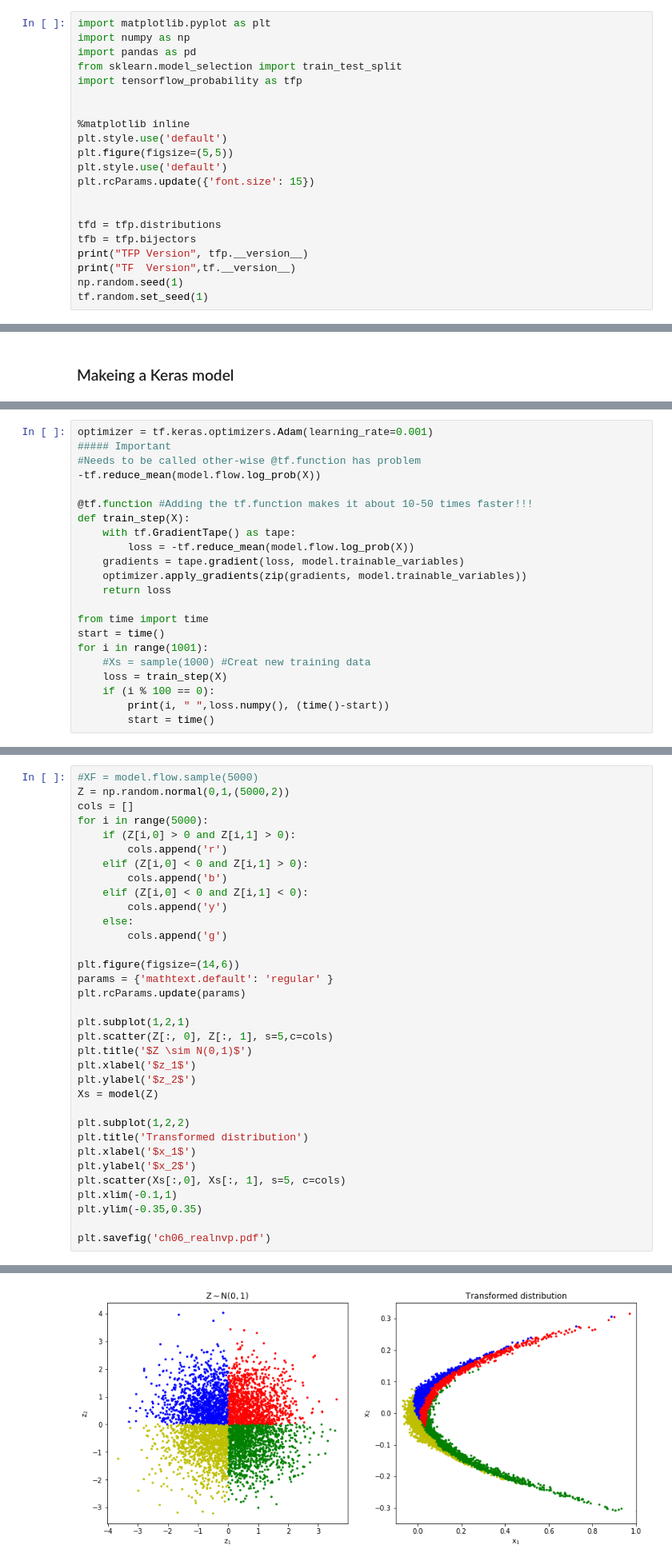
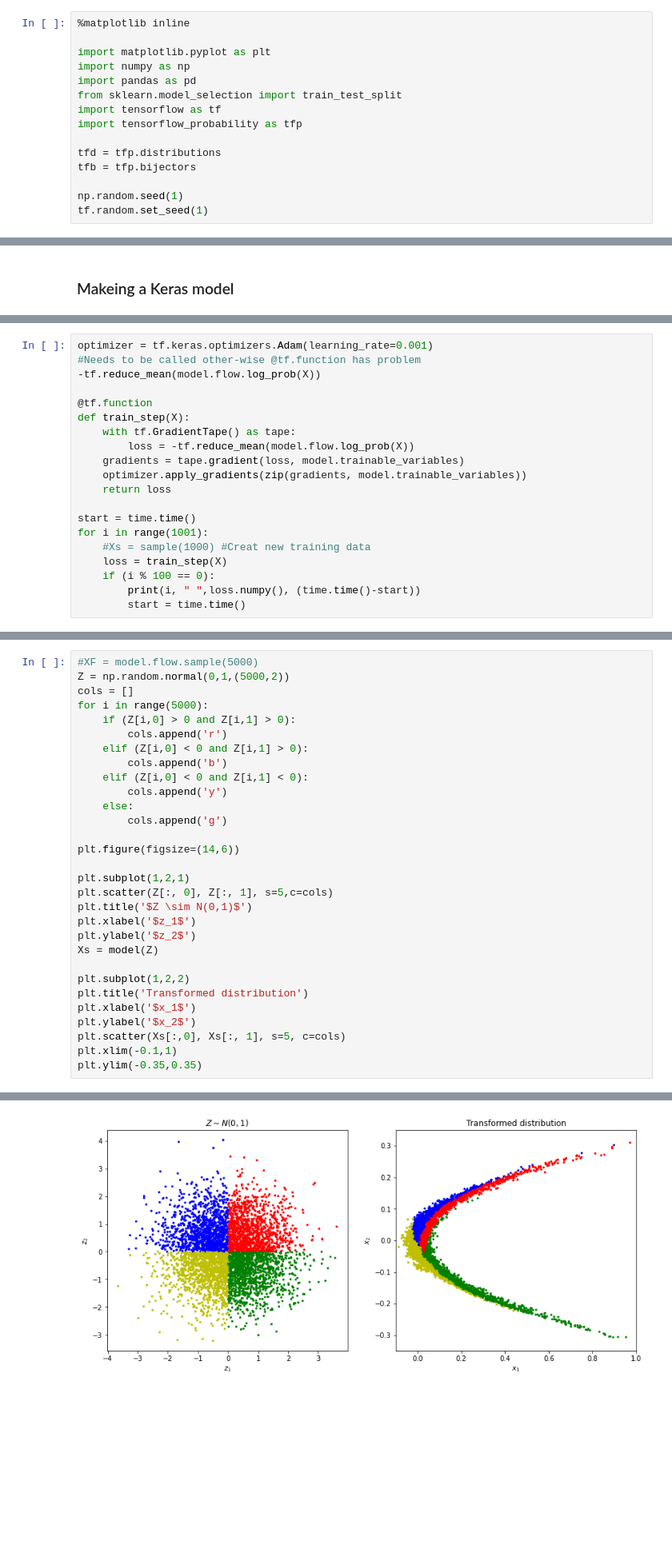
Before and after one commit to salu133445/flows, a Jupyter notebook: realnvp_toy.ipynb, the cells around one changed output, grey strips where cells are left out. Shown: that part at 80% size. Cells and saved outputs as stored; diff of their text form; blank space fills up the shorter version.

```diff
--- a/realnvp_toy.ipynb
+++ b/realnvp_toy.ipynb
@@ -40,21 +43,15 @@ if IN_COLAB:
 # %%
+%matplotlib inline
+
 import matplotlib.pyplot as plt
 import numpy as np
 import pandas as pd
 from sklearn.model_selection import train_test_split
+import tensorflow as tf
 import tensorflow_probability as tfp
-
-
-%matplotlib inline
-plt.style.use('default')
-plt.figure(figsize=(5,5))
-plt.style.use('default')
-plt.rcParams.update({'font.size': 15})
-
 
 tfd = tfp.distributions
 tfb = tfp.bijectors
-print("TFP Version", tfp.__version__)
-print("TF  Version",tf.__version__)
+
 np.random.seed(1)
 tf.random.set_seed(1)
@@ -179,10 +147,9 @@ None
 # %%
 optimizer = tf.keras.optimizers.Adam(learning_rate=0.001)
-##### Important
 #Needs to be called other-wise @tf.function has problem
 -tf.reduce_mean(model.flow.log_prob(X))
 
-@tf.function #Adding the tf.function makes it about 10-50 times faster!!!
+@tf.function
 def train_step(X):
     with tf.GradientTape() as tape:
         loss = -tf.reduce_mean(model.flow.log_prob(X))
@@ -190,12 +157,11 @@ def train_step(X):
     optimizer.apply_gradients(zip(gradients, model.trainable_variables))
     return loss
 
-from time import time
-start = time()
+start = time.time()
 for i in range(1001):
     #Xs = sample(1000) #Creat new training data
     loss = train_step(X)
     if (i % 100 == 0):
-        print(i, " ",loss.numpy(), (time()-start))
-        start = time()
+        print(i, " ",loss.numpy(), (time.time()-start))
+        start = time.time()
 # %% [output]
@@ -225,8 +191,6 @@ for i in range(5000):
         cols.append('g')
 
 plt.figure(figsize=(14,6))
-params = {'mathtext.default': 'regular' }
-plt.rcParams.update(params)
 
 plt.subplot(1,2,1)
 plt.scatter(Z[:, 0], Z[:, 1], s=5,c=cols)
@@ -242,6 +206,4 @@ plt.ylabel('$x_2$')
 plt.scatter(Xs[:,0], Xs[:, 1], s=5, c=cols)
 plt.xlim(-0.1,1)
 plt.ylim(-0.35,0.35)
-
-plt.savefig('ch06_realnvp.pdf')
 # %% [output]
@@ -253 +210 @@ To change all layers to have dtype float64 by default, call `tf.keras.backend.se
-[figure, old version]
+[figure, new version]
```
Also changed, not shown: parts of 14 cells of this notebook.
